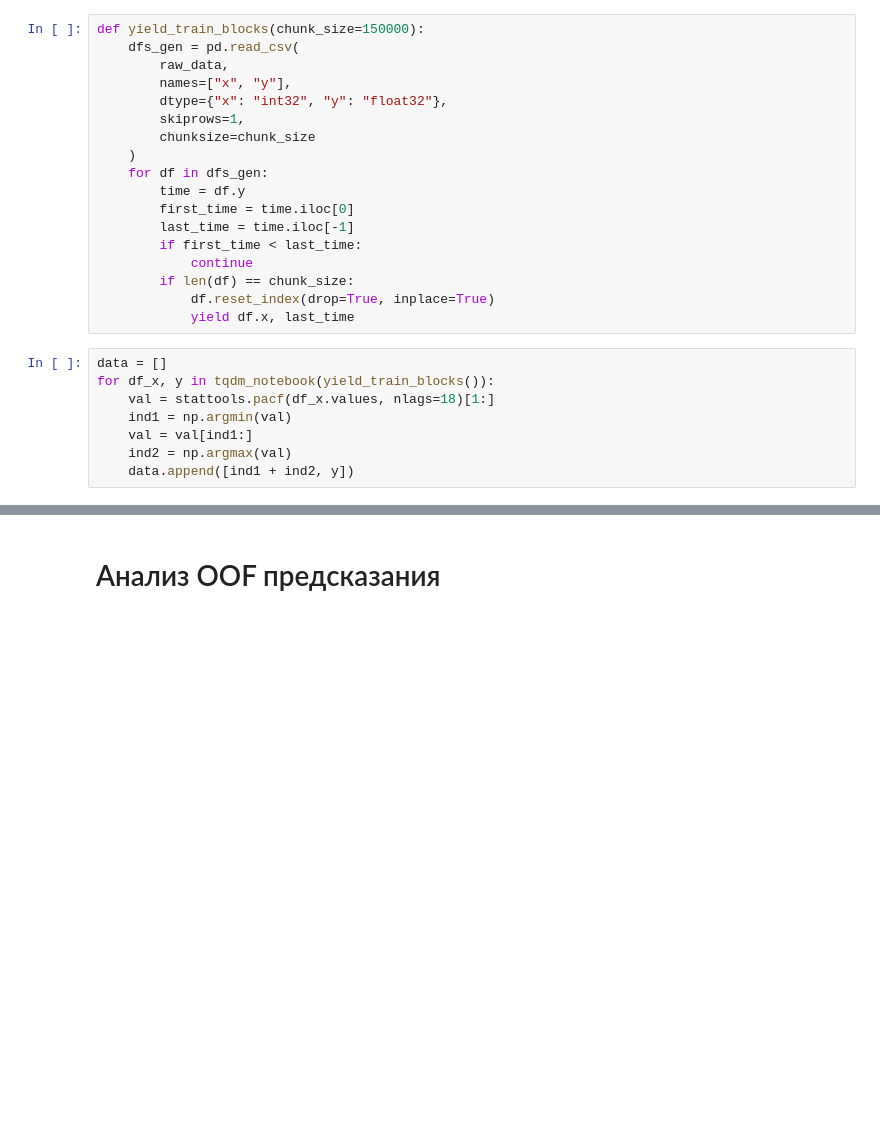
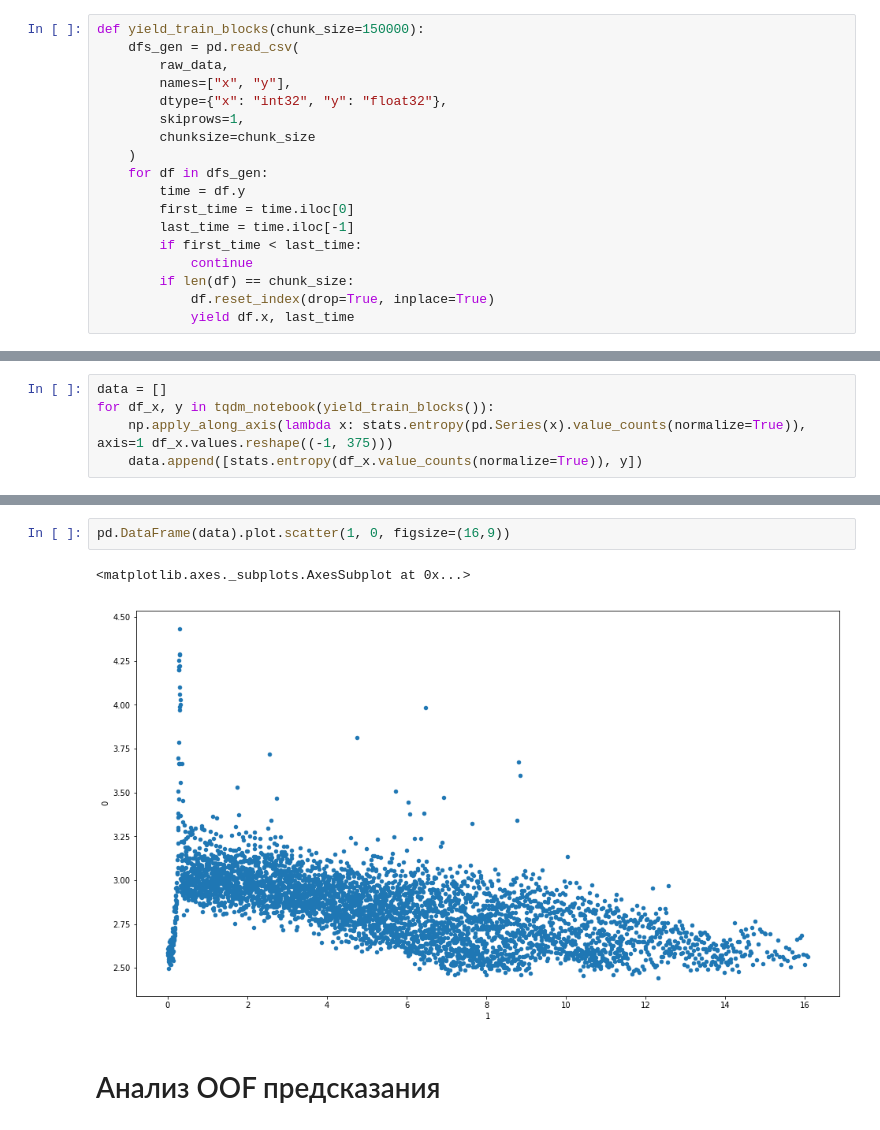
Before and after one commit to WLM1ke/LANL_Earthquake_Prediction, a Jupyter notebook: notebooks/EDA.ipynb, the cells around one changed output, grey strips where cells are left out. Cells and saved outputs as stored; diff of their text form; blank space fills up the shorter version.

```diff
--- a/notebooks/EDA.ipynb
+++ b/notebooks/EDA.ipynb
@@ -113,11 +119,3 @@ def yield_train_blocks(chunk_size=150000):
         if len(df) == chunk_size:
             df.reset_index(drop=True, inplace=True)
             yield df.x, last_time
-# %%
-data = []
-for df_x, y in tqdm_notebook(yield_train_blocks()):
-    val = stattools.pacf(df_x.values, nlags=18)[1:]
-    ind1 = np.argmin(val)
-    val = val[ind1:]
-    ind2 = np.argmax(val)
-    data.append([ind1 + ind2, y])
@@ -125,0 +122,5 @@ for df_x, y in tqdm_notebook(yield_train_blocks()):
+# %%
+data = []
+for df_x, y in tqdm_notebook(yield_train_blocks()):
+    np.apply_along_axis(lambda x: stats.entropy(pd.Series(x).value_counts(normalize=True)), axis=1 df_x.values.reshape((-1, 375)))
+    data.append([stats.entropy(df_x.value_counts(normalize=True)), y])
@@ -126,3 +129,8 @@ for df_x, y in tqdm_notebook(yield_train_blocks()):
+# %%
+pd.DataFrame(data).plot.scatter(1, 0, figsize=(16,9))
+# %% [output]
+<matplotlib.axes._subplots.AxesSubplot at 0x...>
+[figure, added]
 # %% [markdown]
 # Анализ OOF предсказания
 # %%
```
Also changed, not shown: parts of 5 cells of this notebook, 3 other files.
